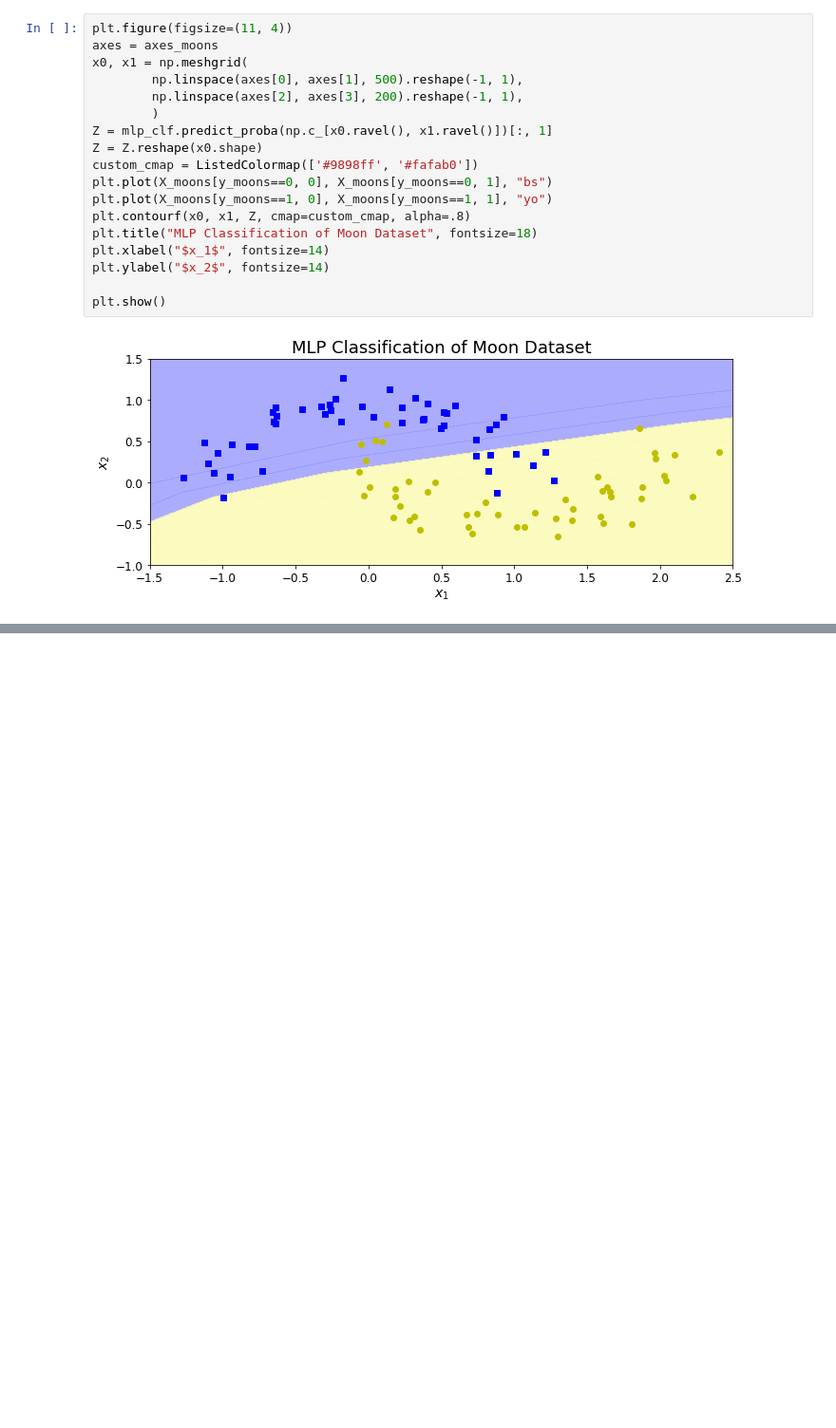
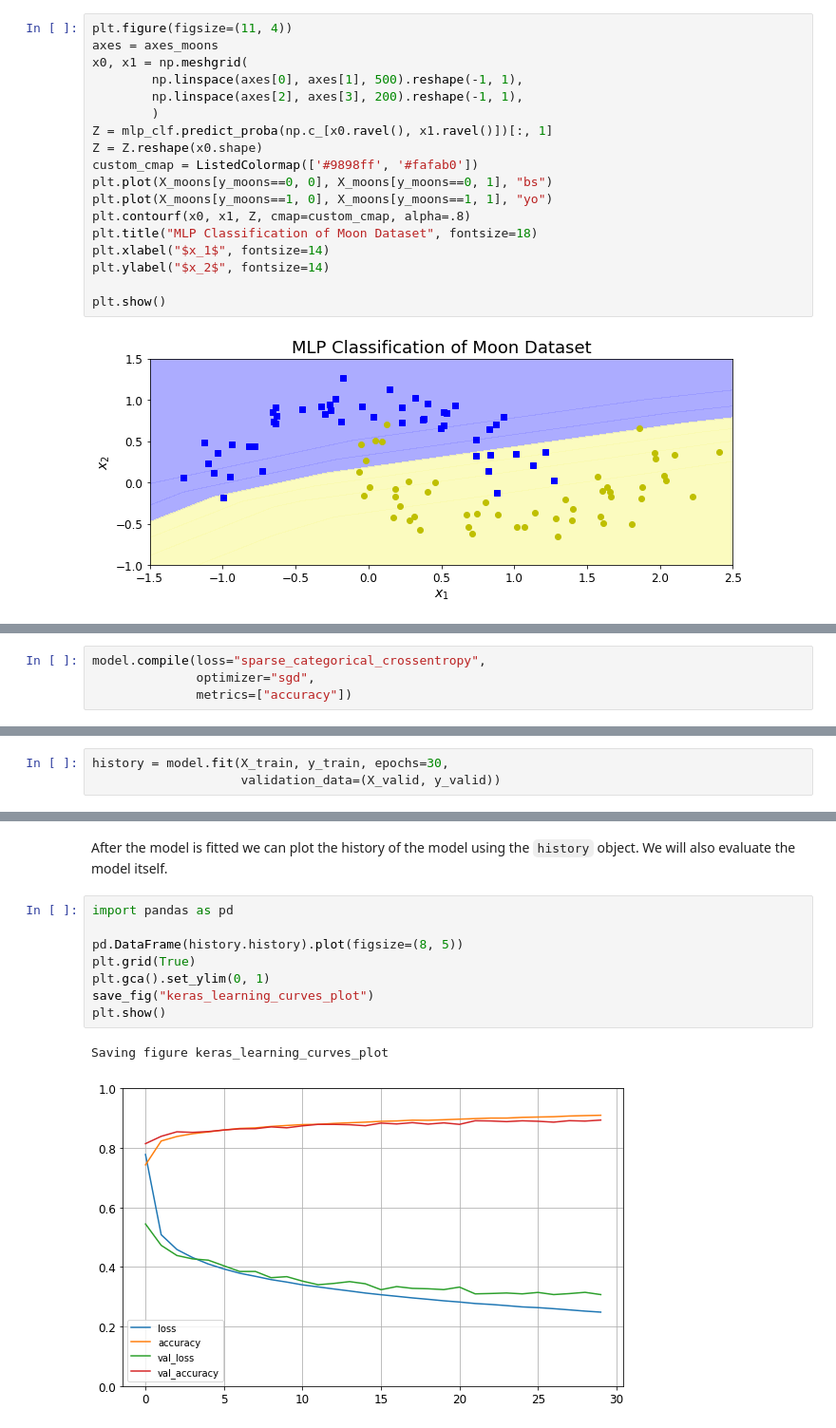
Before and after one commit to stkorn-dev/handson-ml2, a Jupyter notebook: 12_hands_on_neural_nets.ipynb, the cells around one changed output, grey strips where cells are left out. Shown at 95% size. Saved outputs shown, nothing was run; the diff lists cells and outputs as text; blank space fills up the shorter version.

```diff
--- a/12_hands_on_neural_nets.ipynb
+++ b/12_hands_on_neural_nets.ipynb
@@ -206,0 +334,4 @@ plt.show()
+# %%
+model.compile(loss="sparse_categorical_crossentropy",
+              optimizer="sgd",
+              metrics=["accuracy"])
@@ -206,0 +340,3 @@ plt.show()
+# %%
+history = model.fit(X_train, y_train, epochs=30,
+                    validation_data=(X_valid, y_valid))
@@ -206,0 +361,13 @@ plt.show()
+# %% [markdown]
+After the model is fitted we can plot the history of the model using the `history` object. We will also evaluate the model itself.
+# %%
+import pandas as pd
+
+pd.DataFrame(history.history).plot(figsize=(8, 5))
+plt.grid(True)
+plt.gca().set_ylim(0, 1)
+save_fig("keras_learning_curves_plot")
+plt.show()
+# %% [output]
+Saving figure keras_learning_curves_plot
+[figure, added]
```
Also changed, not shown: parts of 25 cells of this notebook.
